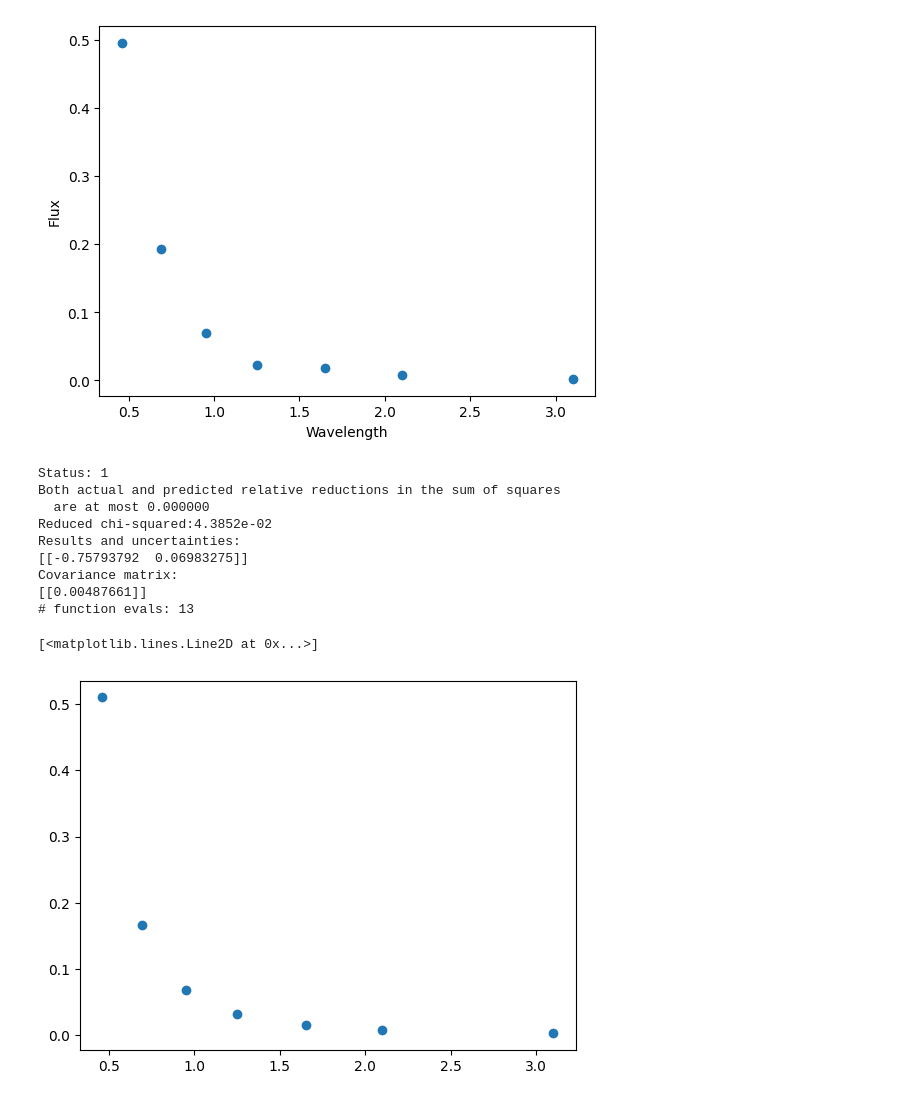
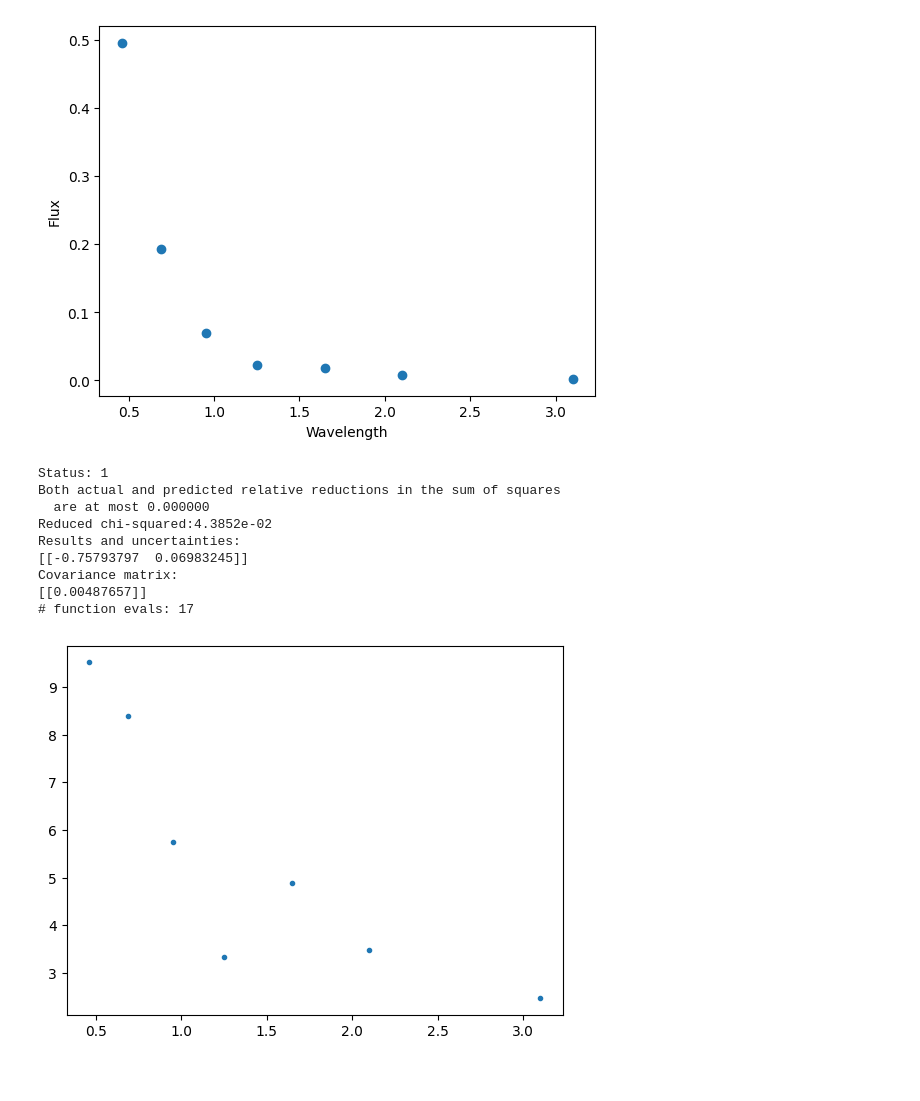
Before and after one commit to amedina695/lectures_git, a Jupyter notebook: lectures_week5/Fitting_data_F25-classroom.ipynb, the cells around one changed output. Cells and saved outputs as stored; diff of their text form; code cells hidden in the pictures.

```diff
--- a/lectures_week5/Fitting_data_F25-classroom.ipynb
+++ b/lectures_week5/Fitting_data_F25-classroom.ipynb
@@ -875,43 +918,42 @@ def FNU(l, k):
 # %%
 # hard-coded chi2 minimization:
 
 #guess for k
 
-par = np.array([0.3])
+par = (1.1,)
 
 #define funct that returns the residuals of data-model
-def residuals(par):
+def residuals_alma(par):
     return ((FNU(l, par) - fnu)/dfnu)
 
 #call the scipy,optimize.leastsq function:
-(fit, cov_x, infodict, mesg, ier) = spo.leastsq(residuals, par, full_output=True)
+(fit, cov_x, infodict, mesg, ier) = spo.leastsq(residuals_alma, par, full_output=True)
 fiterr = np.sqrt(np.diag(cov_x))
 
 # check status FIRST!
 print("Status: {0:d}".format(ier)) # 1 = solution found; see also:
             # https://docs.scipy.org/doc/scipy/reference/generated/scipy.optimize.least_squares.html
 print(mesg)
-print("Reduced chi-squared:{0:.4e}".format(np.sum(residuals(fit)**2) / (nx - fit.size))) # reduced chi-squared
+print("Reduced chi-squared:{0:.4e}".format(np.sum(residuals_alma(fit)**2) / (nx - fit.size))) # reduced chi-squared
 print("Results and uncertainties:")
 print(np.array((fit, fiterr)).T) # ok, now the results
 print("Covariance matrix:")
 print(cov_x)  # and errors, including covariance terms
 print("# function evals: {0:d}".format(infodict['nfev']))
 
-plt.plot(l, FNU(l, fit), 'o')
-#dm =plt.plot(l, fnu/dfnu, '.')
+#plt.plot(l, FNU(l, fit), 'o')
+dm =plt.plot(l, fnu/dfnu, '.')
 # %% [output]
 Status: 1
 Both actual and predicted relative reductions in the sum of squares
   are at most 0.000000
 Reduced chi-squared:4.3852e-02
 Results and uncertainties:
-[[-0.75793792  0.06983275]]
+[[-0.75793797  0.06983245]]
 Covariance matrix:
-[[0.00487661]]
-# function evals: 13
+[[0.00487657]]
+# function evals: 17
-[<matplotlib.lines.Line2D at 0x...>]
-[figure, old version]
+[figure, new version]
 # %%
 #find min of chis:
 # %%
```
Also changed, not shown: parts of 19 cells of this notebook, 5 other files.
